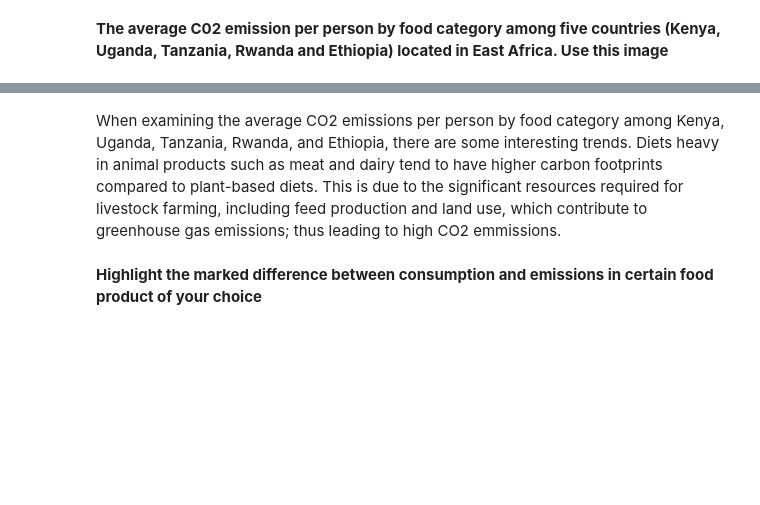
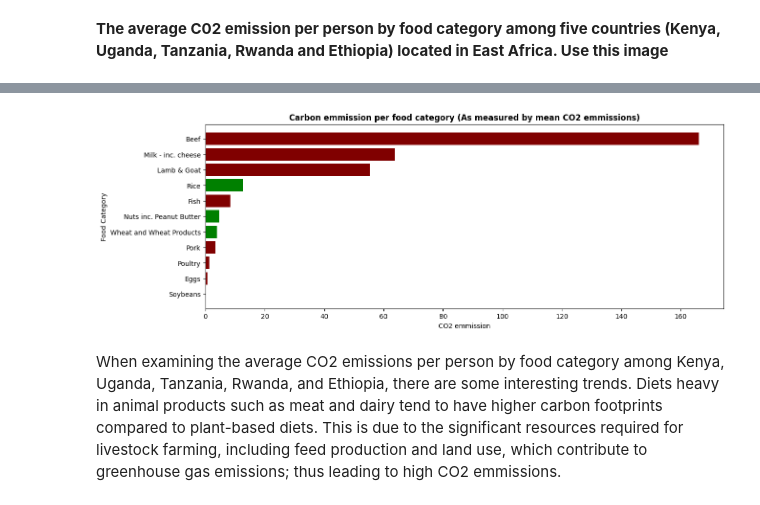
Before and after one commit to puritym8/Python-Data-Analysis, a Jupyter notebook: Food_carbon_footprint.ipynb, the cells around one changed output, grey strips where cells are left out. Drawn from its saved outputs; the diff is of its cells as text; code cells hidden in the pictures; blank space fills up the shorter version.

```diff
--- a/Food_carbon_footprint.ipynb
+++ b/Food_carbon_footprint.ipynb
@@ -8,5 +8,5 @@ import seaborn as sns
 # %%
 url = 'https://raw.githubusercontent.com/rfordatascience/tidytuesday/master/data/2020/2020-02-18/food_consumption.csv'
 # %%
-food_carbon_footprint = pd.read_csv(url)
+df = pd.read_csv(url)
 # %%
@@ -38,3 +38,6 @@ dtypes: float64(2), object(2)
 memory usage: 44.8+ KB
 # %% [markdown]
 **The average C02 emission per person by food category among five countries (Kenya, Uganda, Tanzania, Rwanda and Ethiopia) located in East Africa. Use this image**
+# %%
+east_africa = df[df.country.isin(['Kenya', 'Uganda', 'Tanzania', 'Rwanda','Ethiopia'])].reset_index()
+east_africa.head()
@@ -40,0 +67,4 @@ memory usage: 44.8+ KB
+# %%
+emmissions_df = east_africa.groupby('food_category')['co2_emmission'].mean().sort_values(ascending=True).reset_index()
+
+emmissions_df
@@ -41,6 +99,18 @@ memory usage: 44.8+ KB
+# %%
+food = emmissions_df['food_category']
+emmission = emmissions_df['co2_emmission']
+colors=['green','maroon','maroon','maroon','green','green','maroon','green','maroon','maroon','maroon']
+
+plt.figure(figsize=(14,5))
+plt.barh(food,emmission, color=colors)
+
+plt.title('Carbon emmission per food category (As measured by mean CO2 emmissions)', fontsize=12, fontweight='bold')
+plt.xlabel('CO2 emmission')
+plt.ylabel("Food Category")
+plt.show()
+# %% [output]
+[figure, added]
 # %% [markdown]
 When examining the average CO2 emissions per person by food category among Kenya, Uganda, Tanzania, Rwanda, and Ethiopia, there are some interesting trends.
 Diets heavy in animal products such as meat and dairy tend to have higher carbon footprints compared to plant-based diets.
 This is due to the significant resources required for livestock farming, including feed production and land use, which contribute to greenhouse gas emissions; thus leading to high CO2 emmissions.
-# %% [markdown]
-**Highlight the marked difference between consumption and emissions in certain food product of your choice**
```
Also changed, not shown: parts of 15 cells of this notebook.
